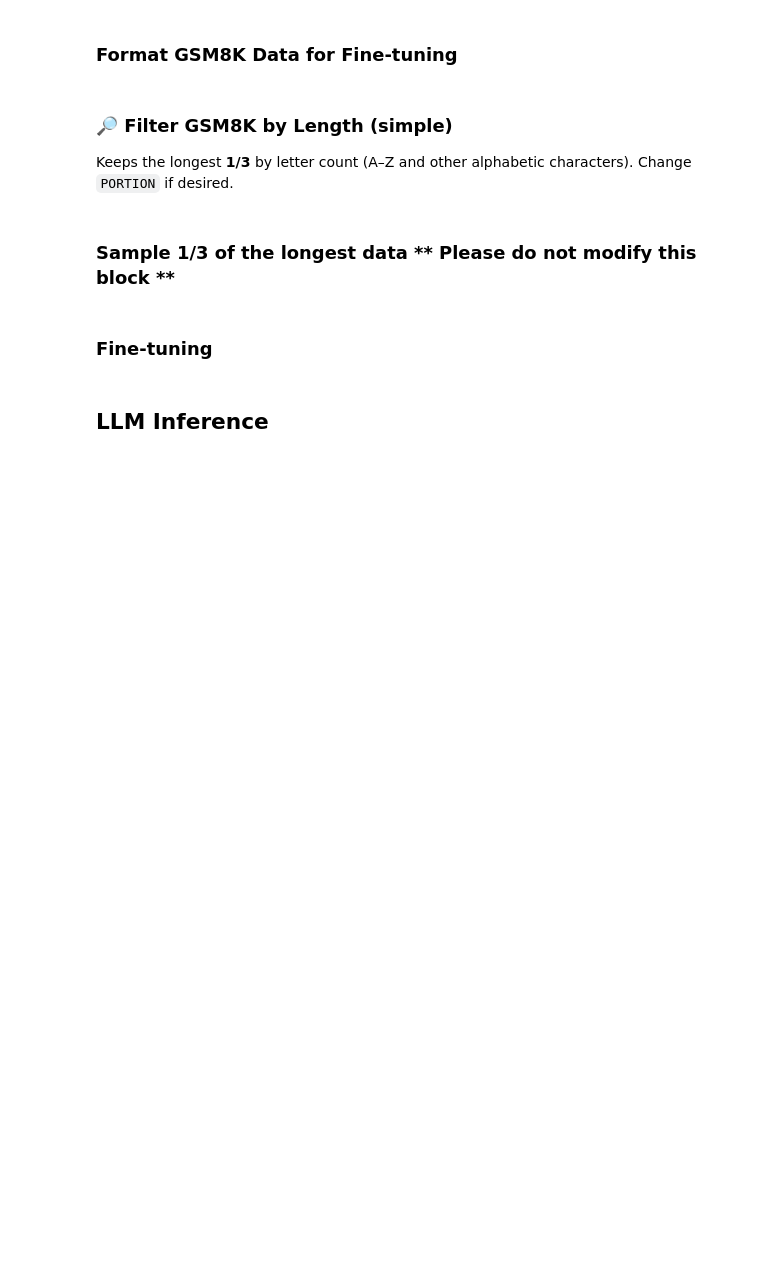
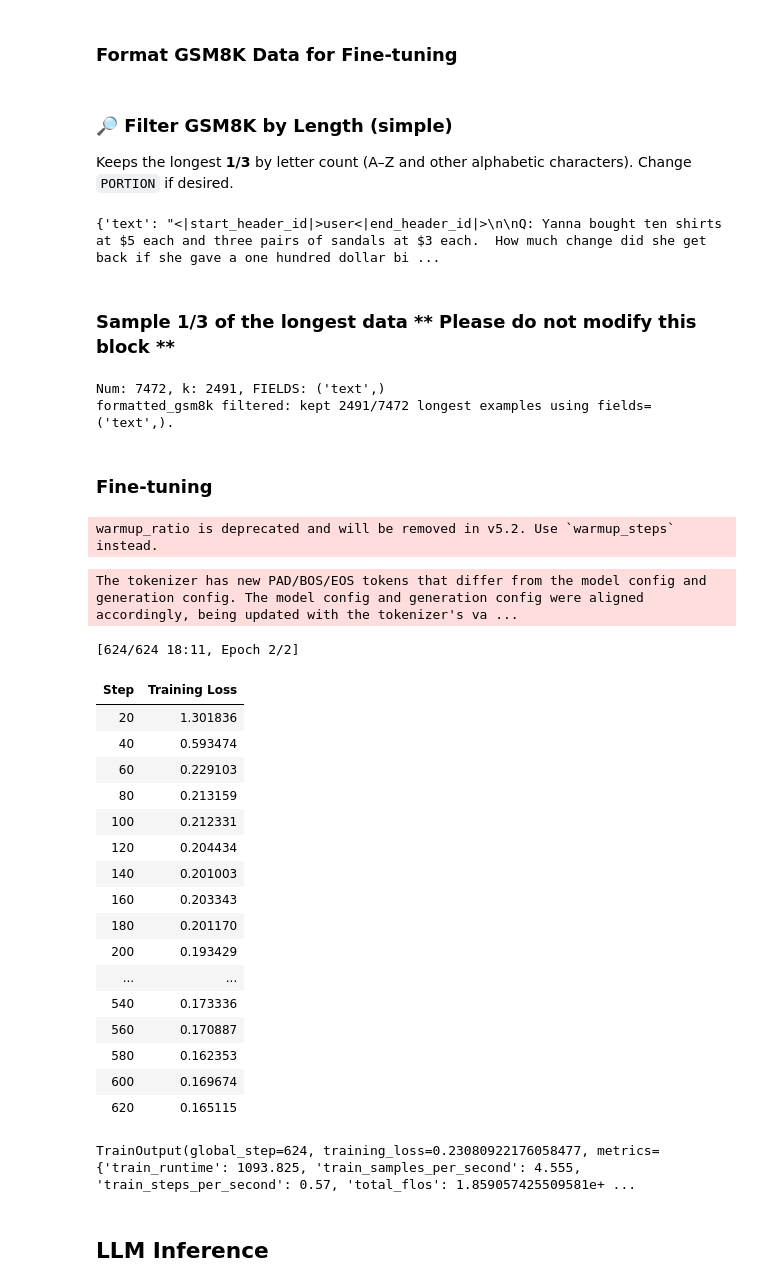
Before and after one commit to tisuama/LLM-Learning, a Jupyter notebook: GenAI_ML_HW8_Fine_tuning_Leads_to_Forgetting.ipynb, the cells around one changed output. Drawn from its saved outputs; the diff is of its cells as text; code cells hidden in the pictures; blank space fills up the shorter version.

```diff
--- a/GenAI_ML_HW8_Fine_tuning_Leads_to_Forgetting.ipynb
+++ b/GenAI_ML_HW8_Fine_tuning_Leads_to_Forgetting.ipynb
@@ -76,16 +117,18 @@ sft_tokenizer = AutoTokenizer.from_pretrained( # Loads the tokenizer for the mod
     pretrained_model_name_or_path=sft_model_name,
 )
 sft_tokenizer.model_max_length = 10000
-sft_tokenizer.add_special_tokens({'pad_token': '[PAD]'}) # Adds a special token for padding
+
+# 建议将 pad_token 设置为 eos_token 以避免添加新 token 导致的不匹配
+sft_tokenizer.pad_token = sft_tokenizer.eos_token
+sft_model.config.pad_token_id = sft_tokenizer.eos_token_id
+
 peft_config = LoraConfig(
     r=8,
     lora_alpha=16,
-    # TODO: Adds dropout
-    lora_dropout=0.00,  # lora_dropout = 0 equals no dropout
+    lora_dropout=0.1,
     bias='none',
     task_type='CAUSAL_LM',
     target_modules=['up_proj', 'down_proj', 'gate_proj', 'k_proj', 'q_proj', 'v_proj', 'o_proj']
 )
 
-
 peft_model = get_peft_model(sft_model, peft_config).to(dtype=torch.bfloat16)
@@ -100,9 +150,12 @@ def nshot_chats(nshot_data: list, n: int, question: str, answer: any, mode: str)
     if mode not in ['train', 'test']:
         raise AssertionError('Undefined Mode!!!')
 
+    N = len(nshot_data) # Gets the length of the n-shot data
+    idxs = [0, N - 1, N // 2]
     chats = []
     # TODO: Use fixed few-shot examples
-    for qna in random.sample(nshot_data, n): # Samples n examples from the n-shot data
+    for c in idxs: # Samples n examples from the n-shot data
+        qna = nshot_data[c]
         chats.append(
             {
                 'role': 'user',
@@ -137,11 +198,12 @@ def nshot_chats(nshot_data: list, n: int, question: str, answer: any, mode: str)
 ### 🔎 Filter GSM8K by Length (simple)
 Keeps the longest **1/3** by letter count (A–Z and other alphabetic characters). Change `PORTION` if desired.
 # %%
-gsm8k_train = load_jsonlines('gsm8k_train.jsonl') # You can use refined gsm8k_train_self-instruct.jsonl for fine-tuning
+gsm8k_train = load_jsonlines('gsm8k_train_self-instruct.jsonl') # You can use refined gsm8k_train_self-instruct.jsonl for fine-tuning
 
 formatted_gsm8k = []
-TRAIN_N_SHOT = 1 # TODO: Give model more examples
-for qna in gsm8k_train: # Iterates over the GSM8K training data
+
+TRAIN_N_SHOT = 5 # TODO: Give model more examples
+for qna in tqdm(gsm8k_train): # Iterates over the GSM8K training data
     chats = nshot_chats(nshot_data=gsm8k_train, n=TRAIN_N_SHOT, question=qna['question'], answer=qna['answer'], mode='train') # Creates n-shot chats for the current example
     train_sample = sft_tokenizer.apply_chat_template(chats, tokenize=False) # Applies the chat template to the chats
     train_sample = train_sample[train_sample.index("<|eot_id|>") + len("<|eot_id|>"):] # Remove Cutting Knowledge Date in prompt template
@@ -151,8 +213,10 @@ for qna in gsm8k_train: # Iterates over the GSM8K training data
         }
     )
 
-
+print(f"{formatted_gsm8k[0]}")
 formatted_gsm8k = Dataset.from_list(formatted_gsm8k) # Creates a dataset from the list of formatted examples
+# %% [output]
+{'text': "<|start_header_id|>user<|end_header_id|>\n\nQ: Yanna bought ten shirts at $5 each and three pairs of sandals at $3 each.  How much change did she get back if she gave a one hundred dollar bi ...
 # %% [markdown]
 ### Sample 1/3 of the longest data ** **Please do not modify this block** **
 # %%
@@ -171,6 +235,8 @@ FIELDS = ("text",) if "text" in cols else ("question", "answer")
 n = len(formatted_gsm8k)
 k = max(1, int(round(n * PORTION)))
 
+print(f"Num: {n}, k: {k}, FIELDS: {FIELDS}")
+
 # Compute lengths and take top-k indices
 lengths = []
 for i in range(n):
@@ -181,41 +247,67 @@ top_idx = sorted(range(n), key=lambda i: lengths[i], reverse=False)[:k] #modifie
 formatted_gsm8k = formatted_gsm8k.select(top_idx)
 
 print(f"formatted_gsm8k filtered: kept {k}/{n} longest examples using fields={FIELDS}.")
+# %% [output]
+Num: 7472, k: 2491, FIELDS: ('text',)
+formatted_gsm8k filtered: kept 2491/7472 longest examples using fields=('text',).
 # %% [markdown]
 ### Fine-tuning
 # %%
 # trainer
 training_arguments = SFTConfig( # Configuration for the SFT trainer
     seed=1126,
     data_seed=1126,
+    num_train_epochs=2,
     output_dir=f"sft",
-    per_device_train_batch_size=1,
+    per_device_train_batch_size=2,
     gradient_accumulation_steps=4,
     optim="paged_adamw_32bit",
-    num_train_epochs=1, # TODO: If you use fixed few-shot examples, increase epoch
     logging_strategy="steps",
-    logging_steps=0.1,
+    logging_steps=20,
     save_strategy="steps",
     save_steps=0.1,
     lr_scheduler_type='linear',
-    learning_rate=3e-4, # TODO: Decrease learning rate
+    learning_rate=1e-4, # TODO: Decrease learning rate
 
     # TODO: Add warmup
+    warmup_ratio=0.05,
     # TODO: Add weight decay
+    weight_decay=1e-5,
 
     bf16=True,
-    group_by_length=True,
     dataset_text_field='text',
     report_to='none',
 )
 trainer = SFTTrainer( # Creates the SFT trainer
-    model=peft_model,
+    model=sft_model,
     train_dataset=formatted_gsm8k,
     peft_config=peft_config,
     processing_class=sft_tokenizer,
     args=training_arguments,
 )
 trainer.train() # Starts the training process
+# %% [output]
+warmup_ratio is deprecated and will be removed in v5.2. Use `warmup_steps` instead.
+The tokenizer has new PAD/BOS/EOS tokens that differ from the model config and generation config. The model config and generation config were aligned accordingly, being updated with the tokenizer's va ...
+[624/624 18:11, Epoch 2/2]
+| Step | Training Loss |
+| 20 | 1.301836 |
+| 40 | 0.593474 |
+| 60 | 0.229103 |
+| 80 | 0.213159 |
+| 100 | 0.212331 |
+| 120 | 0.204434 |
+| 140 | 0.201003 |
+| 160 | 0.203343 |
+| 180 | 0.201170 |
+| 200 | 0.193429 |
+| ... | ... |
+| 540 | 0.173336 |
+| 560 | 0.170887 |
+| 580 | 0.162353 |
+| 600 | 0.169674 |
+| 620 | 0.165115 |
+TrainOutput(global_step=624, training_loss=0.23080922176058477, metrics={'train_runtime': 1093.825, 'train_samples_per_second': 4.555, 'train_steps_per_second': 0.57, 'total_flos': 1.859057425509581e+ ...
 # %% [markdown]
 ## LLM Inference
 # %% [markdown]
```
Also changed, not shown: parts of 10 cells of this notebook.
